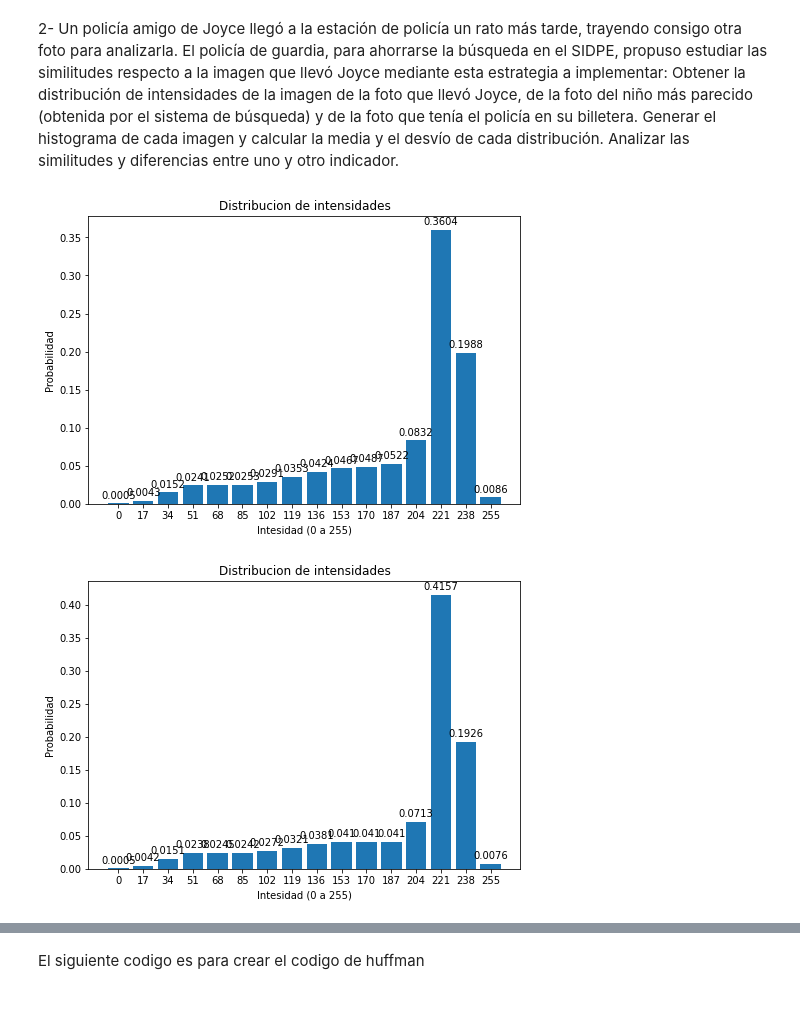
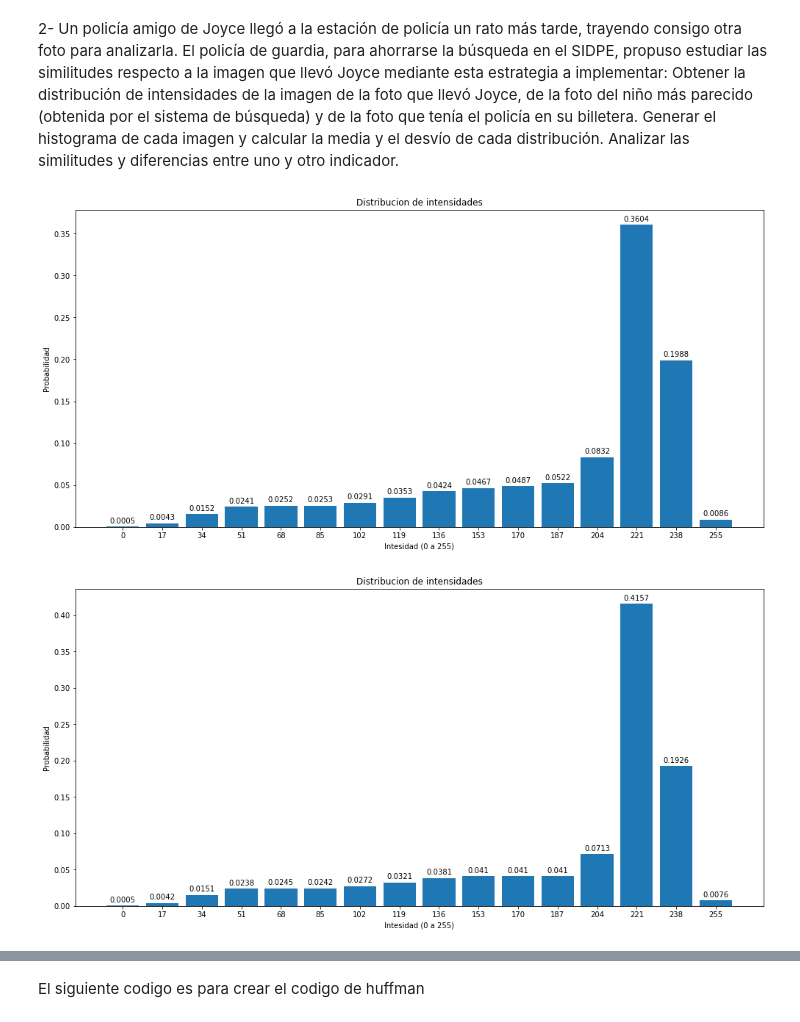
Before and after one commit to joacosaralegui/TPE_teo_info, a Jupyter notebook: TPE_TeoInfo.ipynb, the cells around one changed output, grey strips where cells are left out. Saved outputs shown, nothing was run; the diff lists cells and outputs as text; code cells hidden in the pictures.

```diff
--- a/TPE_TeoInfo.ipynb
+++ b/TPE_TeoInfo.ipynb
@@ -113,7 +113,7 @@ def distribucion_intesidad(imagen):
     ancho = len(imagen[0])
     for x in range(largo):
         for y in range(ancho):
-            valor = imagen[x][y]
+            valor = (int)(imagen[x][y])
             if valor in dist:
                 dist[valor] += 1
             else:
@@ -127,6 +127,8 @@ distribucion_original = distribucion_intesidad(will_original)
 distribucion_parecida = distribucion_intesidad(will_fotos_busqueda[0])
 # %%
 import matplotlib.pyplot as plt
+
+plt.rcParams['figure.figsize'] = (13,6)
 
 # funcion para generar histograma a partir de una distribucion
 def generar_histograma(distribucion):
@@ -137,35 +139,35 @@ def generar_histograma(distribucion):
     figura = plt.figure()
     ejes = figura.add_axes([0,0,1,1])
     histograma = ejes.bar(intensidades,valores,width=14)
     plt.xticks(intensidades,intensidades)
 
     # titulos y labels
     ejes.set_title('Distribucion de intensidades')
     ejes.set_xlabel('Intesidad (0 a 255)')
     ejes.set_ylabel('Probabilidad')
 
     # Funcion para poner el label arriba de cada barrita
     def autolabel(rects):
         """Attach a text label above each bar in *rects*, displaying its height."""
         for rect in rects:
             height = round((float)(rect.get_height()),4)
             ejes.annotate('{}'.format(height),
                         xy=(rect.get_x() + rect.get_width() / 2, height),
                         xytext=(0, 3),  # 3 points vertical offset
                         textcoords="offset points",
                         ha='center', va='bottom',fontsize=10)
 
     # generar autolabels
     autolabel(histograma)
 
     # Mostrar el grafico
     plt.show()
 
 generar_histograma(distribucion_original)
 generar_histograma(distribucion_parecida)
 # %% [output]
-[figure, old version]
+[figure, new version]
-[figure, old version]
+[figure, new version]
 # %%
 import math
 
```
Also changed, not shown: parts of 2 cells of this notebook.
